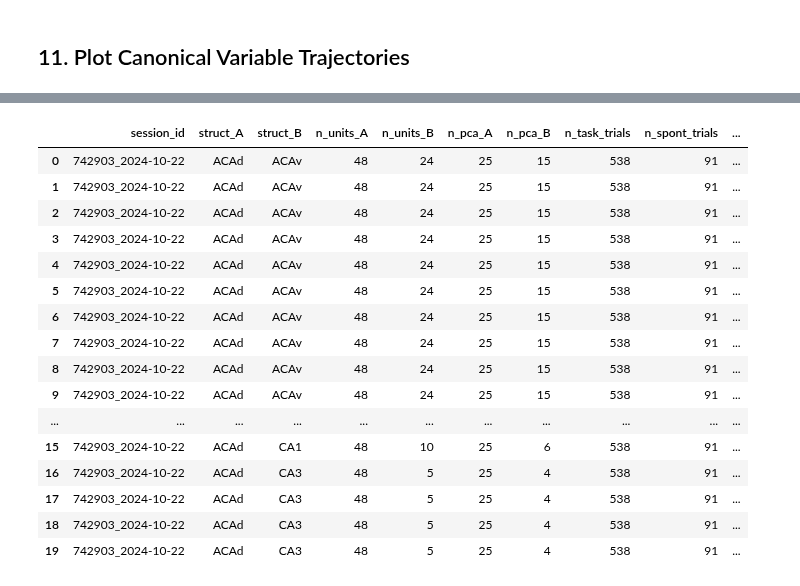
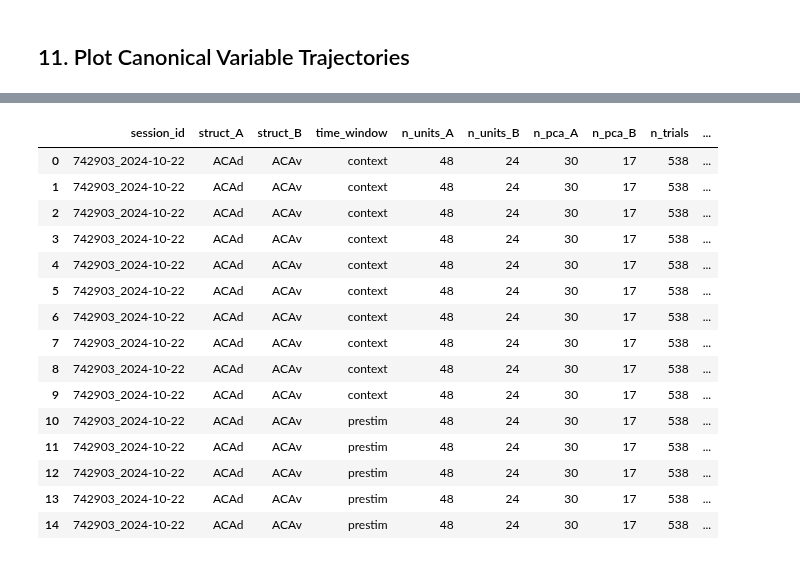
Before and after one commit to AllenInstitute/dynamic_routing_analysis, a Jupyter notebook: notebooks/CCA_by_claude.ipynb, the cells around one changed output, grey strips where cells are left out. Saved outputs shown, nothing was run; the diff lists cells and outputs as text; code cells hidden in the pictures.

```diff
--- a/notebooks/CCA_by_claude.ipynb
+++ b/notebooks/CCA_by_claude.ipynb
@@ -442,7 +442,7 @@ print("Bootstrap function defined")
 Bootstrap function defined
 # %%
 # Run bootstrap for task and spontaneous (reduced iterations for speed)
-n_boot = 500
+n_boot = 10
 print(f"Running bootstrap with {n_boot} iterations...")
 
 boot_task = bootstrap_corrs(A_task_pca_m, B_task_pca_m, k_task, n_boot=n_boot)
@@ -1057,35 +1148,31 @@ Done.  1423 component-level records collected.
 # %%
 # ── Build tidy results DataFrame ───────────────────────────────────────────────
-col_order = [
-    'session_id',
-    'struct_A', 'struct_B',
-    'n_units_A', 'n_units_B',
-    'n_pca_A', 'n_pca_B',
-    'n_task_trials', 'n_spont_trials',
-    'n_cca_comps', 'component',
-    'r_task',             'r_task_ci_lo',    'r_task_ci_hi',
-    'r_spont',            'r_spont_ci_lo',   'r_spont_ci_hi',
-    'r_task_in_spont',
-    'r_spont_in_task',
-    'angle_A_deg', 'angle_B_deg',
-]
+# Rebuild from all_records whenever fresh computation was done (cell above).
+# If loaded from cache, cca_results_df already exists and all_records won't be set.
+if 'all_records' in dir():
+    col_order = [
+        'session_id',
+        'struct_A', 'struct_B',
+        'time_window',
+        'n_units_A', 'n_units_B',
+        'n_pca_A', 'n_pca_B',
+        'n_trials',
+        'n_cca_comps', 'component',
+        'r', 'r_ci_lo', 'r_ci_hi',
+    ]
 
-cca_results_df = (
-    pd.DataFrame(all_records)
-    .assign(session_id=session_id)
-    [col_order]
-    .sort_values(['struct_A', 'struct_B', 'component'])
-    .reset_index(drop=True)
-)
+    cca_results_df = (
+        pd.DataFrame(all_records)
+        .assign(session_id=session_id)
+        [col_order]
+        .sort_values(['struct_A', 'struct_B', 'time_window', 'component'])
+        .reset_index(drop=True)
+    )
 
 print(f"Shape: {cca_results_df.shape}")
-print("\nColumn descriptions:")
-print("  r_task          – canonical correlation computed on task trials")
-print("  r_spont         – canonical correlation computed on spontaneous trials")
-print("  r_task_in_spont – task data projected into spontaneous CCA space")
-print("  r_spont_in_task – spont data projected into task CCA space")
-print("  angle_A_deg     – principal angle between struct_A CCA weights (task vs spont)")
-print("  angle_B_deg     – principal angle between struct_B CCA weights (task vs spont)")
+print(f"Windows: {cca_results_df['time_window'].unique().tolist()}")
+print(f"\nMean canonical correlation by window:")
+print(cca_results_df.groupby('time_window')['r'].mean().round(3).to_string())
 print()
-cca_results_df.head(20)
+cca_results_df.head(15)
 # %% [output]
@@ -1101,17 +1190,16 @@ Column descriptions:
-|  | session_id | struct_A | struct_B | n_units_A | n_units_B | n_pca_A | n_pca_B | n_task_trials | n_spont_trials | ... |
-| 0 | 742903_2024-10-22 | ACAd | ACAv | 48 | 24 | 25 | 15 | 538 | 91 | ... |
-| 1 | 742903_2024-10-22 | ACAd | ACAv | 48 | 24 | 25 | 15 | 538 | 91 | ... |
-| 2 | 742903_2024-10-22 | ACAd | ACAv | 48 | 24 | 25 | 15 | 538 | 91 | ... |
-| 3 | 742903_2024-10-22 | ACAd | ACAv | 48 | 24 | 25 | 15 | 538 | 91 | ... |
-| 4 | 742903_2024-10-22 | ACAd | ACAv | 48 | 24 | 25 | 15 | 538 | 91 | ... |
-| 5 | 742903_2024-10-22 | ACAd | ACAv | 48 | 24 | 25 | 15 | 538 | 91 | ... |
-| 6 | 742903_2024-10-22 | ACAd | ACAv | 48 | 24 | 25 | 15 | 538 | 91 | ... |
-| 7 | 742903_2024-10-22 | ACAd | ACAv | 48 | 24 | 25 | 15 | 538 | 91 | ... |
-| 8 | 742903_2024-10-22 | ACAd | ACAv | 48 | 24 | 25 | 15 | 538 | 91 | ... |
-| 9 | 742903_2024-10-22 | ACAd | ACAv | 48 | 24 | 25 | 15 | 538 | 91 | ... |
-| ... | ... | ... | ... | ... | ... | ... | ... | ... | ... | ... |
-| 15 | 742903_2024-10-22 | ACAd | CA1 | 48 | 10 | 25 | 6 | 538 | 91 | ... |
-| 16 | 742903_2024-10-22 | ACAd | CA3 | 48 | 5 | 25 | 4 | 538 | 91 | ... |
-| 17 | 742903_2024-10-22 | ACAd | CA3 | 48 | 5 | 25 | 4 | 538 | 91 | ... |
-| 18 | 742903_2024-10-22 | ACAd | CA3 | 48 | 5 | 25 | 4 | 538 | 91 | ... |
-| 19 | 742903_2024-10-22 | ACAd | CA3 | 48 | 5 | 25 | 4 | 538 | 91 | ... |
+|  | session_id | struct_A | struct_B | time_window | n_units_A | n_units_B | n_pca_A | n_pca_B | n_trials | ... |
+| 0 | 742903_2024-10-22 | ACAd | ACAv | context | 48 | 24 | 30 | 17 | 538 | ... |
+| 1 | 742903_2024-10-22 | ACAd | ACAv | context | 48 | 24 | 30 | 17 | 538 | ... |
+| 2 | 742903_2024-10-22 | ACAd | ACAv | context | 48 | 24 | 30 | 17 | 538 | ... |
+| 3 | 742903_2024-10-22 | ACAd | ACAv | context | 48 | 24 | 30 | 17 | 538 | ... |
+| 4 | 742903_2024-10-22 | ACAd | ACAv | context | 48 | 24 | 30 | 17 | 538 | ... |
+| 5 | 742903_2024-10-22 | ACAd | ACAv | context | 48 | 24 | 30 | 17 | 538 | ... |
+| 6 | 742903_2024-10-22 | ACAd | ACAv | context | 48 | 24 | 30 | 17 | 538 | ... |
+| 7 | 742903_2024-10-22 | ACAd | ACAv | context | 48 | 24 | 30 | 17 | 538 | ... |
+| 8 | 742903_2024-10-22 | ACAd | ACAv | context | 48 | 24 | 30 | 17 | 538 | ... |
+| 9 | 742903_2024-10-22 | ACAd | ACAv | context | 48 | 24 | 30 | 17 | 538 | ... |
+| 10 | 742903_2024-10-22 | ACAd | ACAv | prestim | 48 | 24 | 30 | 17 | 538 | ... |
+| 11 | 742903_2024-10-22 | ACAd | ACAv | prestim | 48 | 24 | 30 | 17 | 538 | ... |
+| 12 | 742903_2024-10-22 | ACAd | ACAv | prestim | 48 | 24 | 30 | 17 | 538 | ... |
+| 13 | 742903_2024-10-22 | ACAd | ACAv | prestim | 48 | 24 | 30 | 17 | 538 | ... |
+| 14 | 742903_2024-10-22 | ACAd | ACAv | prestim | 48 | 24 | 30 | 17 | 538 | ... |
```
Also changed, not shown: parts of 63 cells of this notebook, 8 other files.
